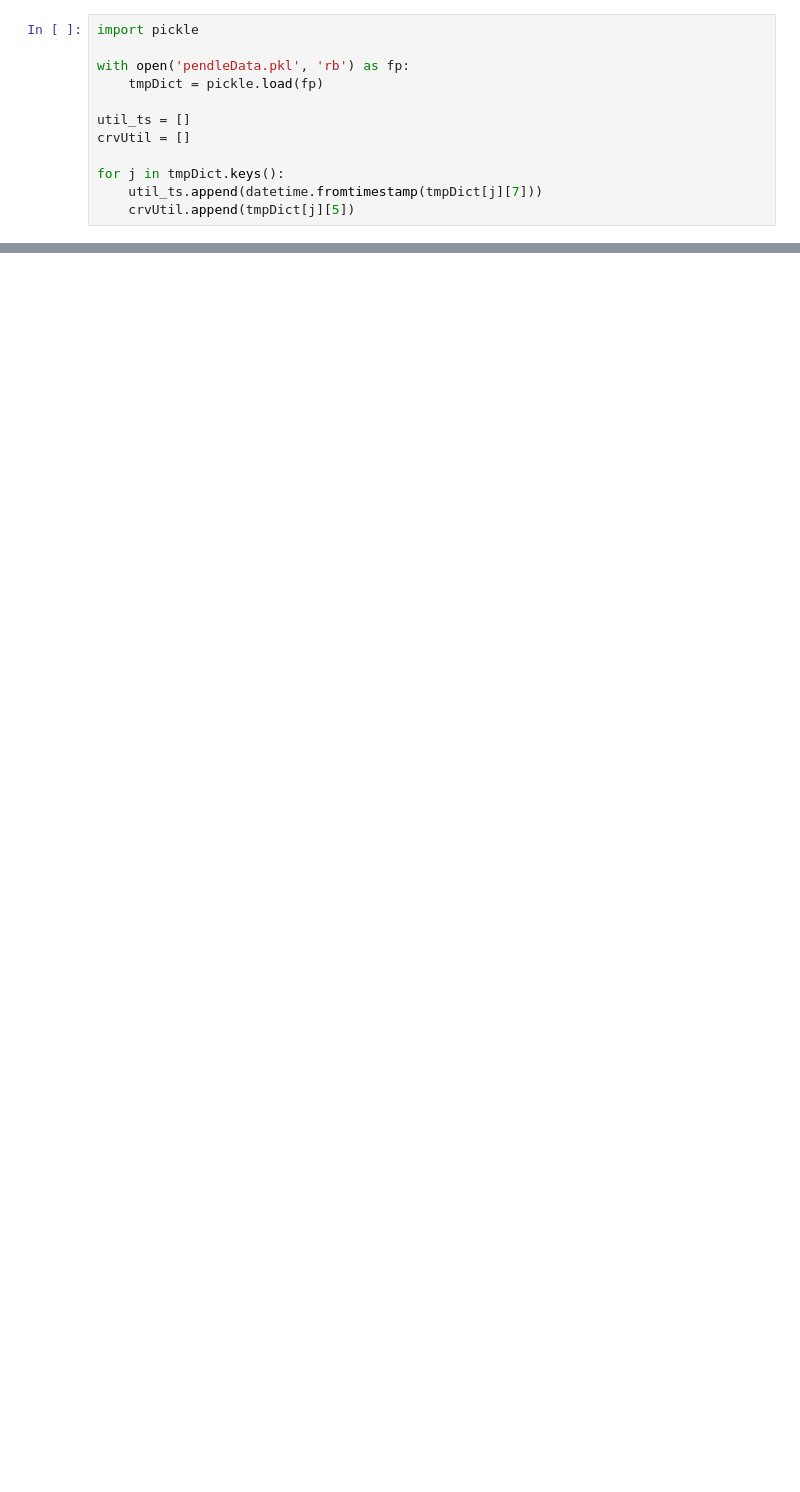
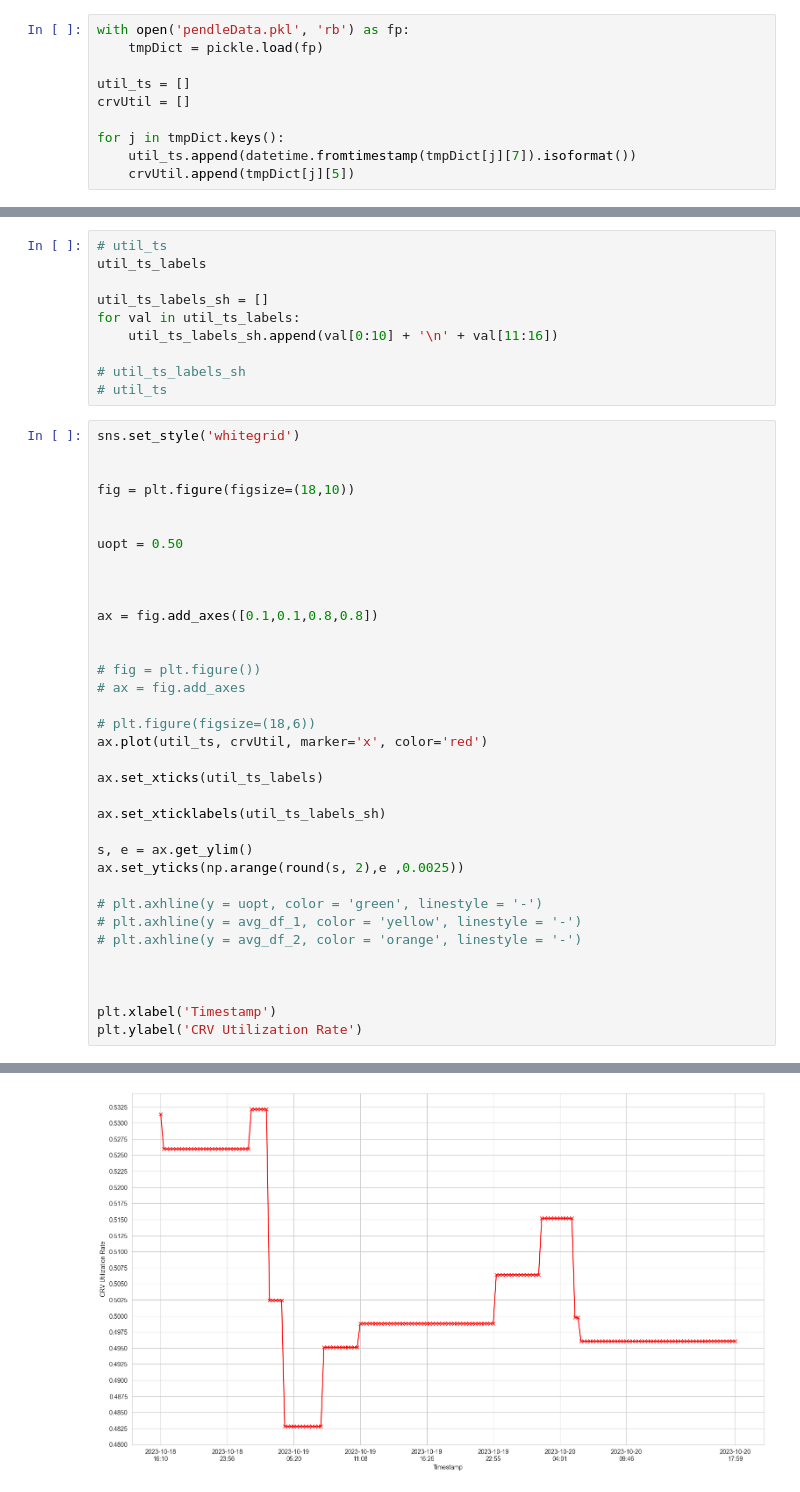
Before and after one commit to junkyahd/pendle-exploration, a Jupyter notebook: pendleAPI.ipynb, the cells around one changed output, grey strips where cells are left out. Drawn from its saved outputs; the diff is of its cells as text; blank space fills up the shorter version.

```diff
--- a/pendleAPI.ipynb
+++ b/pendleAPI.ipynb
@@ -81,6 +47,4 @@ https://api-v2.pendle.finance/core/v2/1/markets/0xc9becdbc62efb867cb52222b34c187
 # %%
-import pickle
-
 with open('pendleData.pkl', 'rb') as fp:
     tmpDict = pickle.load(fp)
 
@@ -88,5 +52,5 @@ util_ts = []
 crvUtil = []
 
 for j in tmpDict.keys():
-    util_ts.append(datetime.fromtimestamp(tmpDict[j][7]))
+    util_ts.append(datetime.fromtimestamp(tmpDict[j][7]).isoformat())
     crvUtil.append(tmpDict[j][5])
@@ -94,0 +151,46 @@ print()
+# %%
+# util_ts
+util_ts_labels
+
+util_ts_labels_sh = []
+for val in util_ts_labels:
+    util_ts_labels_sh.append(val[0:10] + '\n' + val[11:16])
+
+# util_ts_labels_sh
+# util_ts
+# %%
+sns.set_style('whitegrid')
+
+
+fig = plt.figure(figsize=(18,10))
+
+
+uopt = 0.50
+
+
+
+ax = fig.add_axes([0.1,0.1,0.8,0.8])
+
+
+# fig = plt.figure())
+# ax = fig.add_axes
+
+# plt.figure(figsize=(18,6))
+ax.plot(util_ts, crvUtil, marker='x', color='red')
+
+ax.set_xticks(util_ts_labels)
+
+ax.set_xticklabels(util_ts_labels_sh)
+
+s, e = ax.get_ylim()
+ax.set_yticks(np.arange(round(s, 2),e ,0.0025))
+
+# plt.axhline(y = uopt, color = 'green', linestyle = '-')
+# plt.axhline(y = avg_df_1, color = 'yellow', linestyle = '-')
+# plt.axhline(y = avg_df_2, color = 'orange', linestyle = '-')
+
+
+
+plt.xlabel('Timestamp')
+plt.ylabel('CRV Utilization Rate')
+# %% [output]
@@ -94,0 +198 @@ print()
+[figure, added]
```
Also changed, not shown: parts of 11 cells of this notebook.
